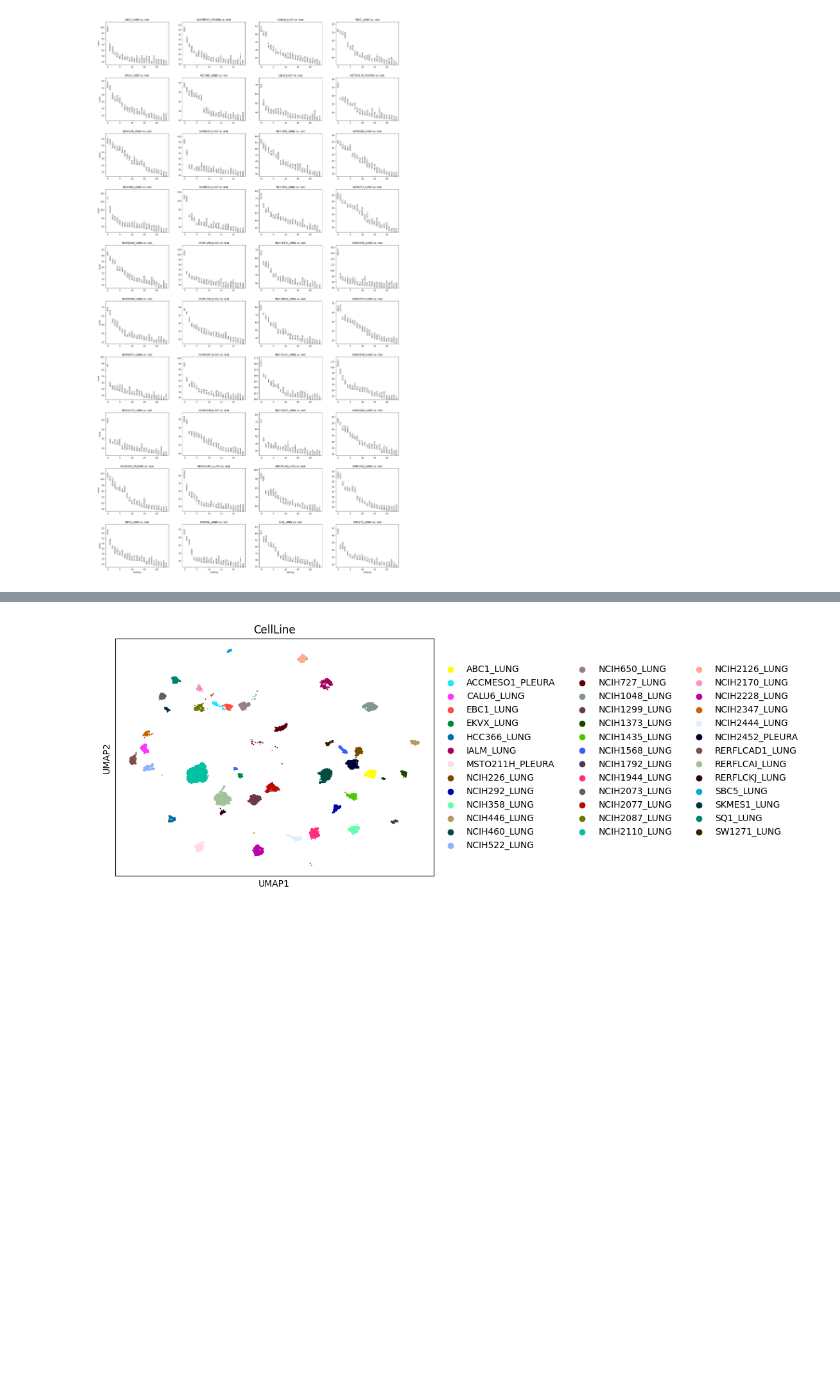
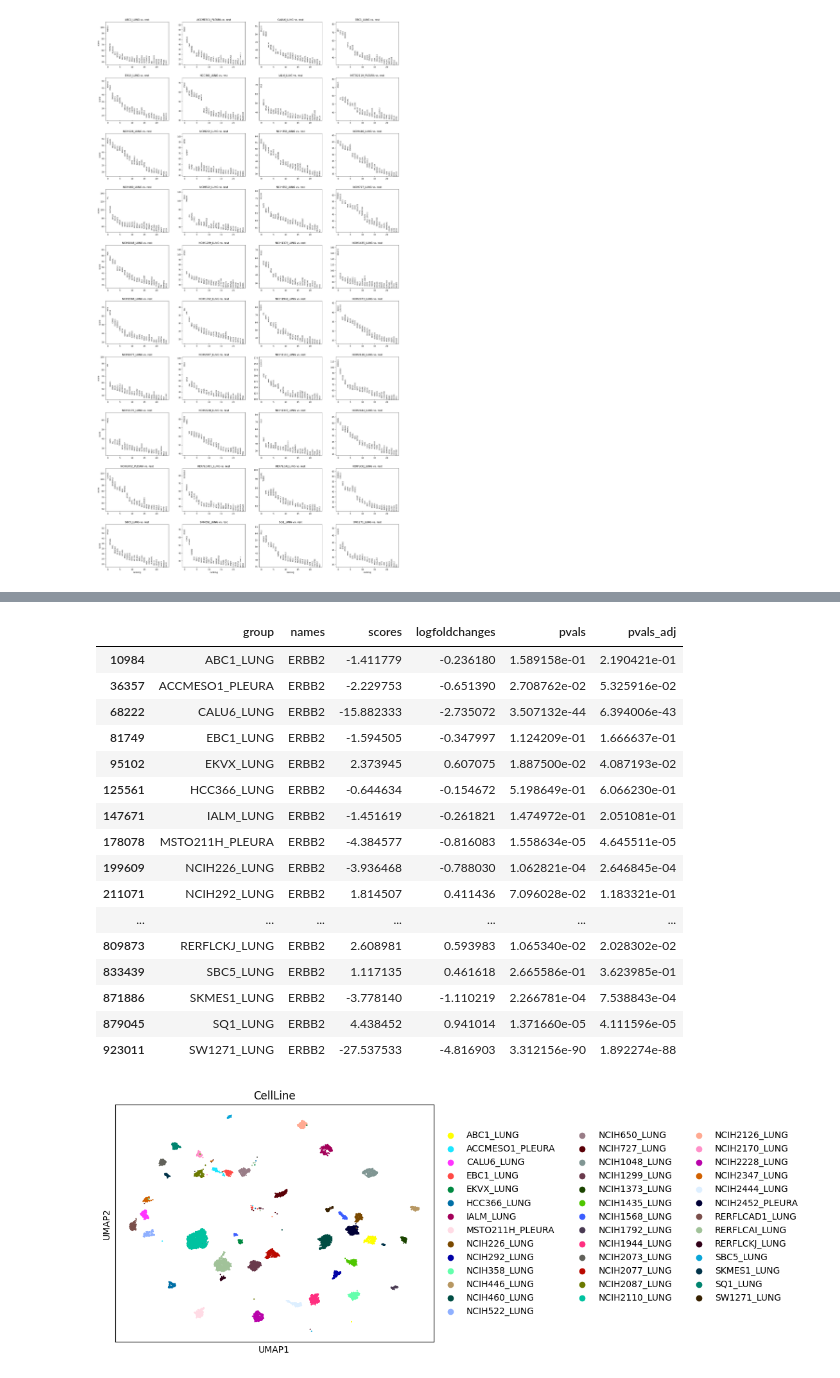
Before and after one commit to NikitaArya17/next_generation_sequencing_projects, a Jupyter notebook: kinker/240703_explore.ipynb, the cells around one changed output, grey strips where cells are left out. Cells and saved outputs as stored; diff of their text form; code cells hidden in the pictures; blank space fills up the shorter version.

Commit message:
update
Differential gene expression analysis was refined.

```diff
--- a/kinker/240703_explore.ipynb
+++ b/kinker/240703_explore.ipynb
@@ -116,2 +116,5 @@ sc.pl.rank_genes_groups(adata_lung, groupby = 'CellLine', n_genes = 25, sharey =
 # %% [output]
 [figure]
+# %%
+lung_exp_df = sc.get.rank_genes_groups_df(adata_lung, group = None)
+lung_exp_df.head(10)
@@ -118,3 +133,23 @@ sc.pl.rank_genes_groups(adata_lung, groupby = 'CellLine', n_genes = 25, sharey =
+# %%
+lung_exp_df[lung_exp_df['names'] == 'ERBB2']
+# %% [output]
+|  | group | names | scores | logfoldchanges | pvals | pvals_adj |
+| 10984 | ABC1_LUNG | ERBB2 | -1.411779 | -0.236180 | 1.589158e-01 | 2.190421e-01 |
+| 36357 | ACCMESO1_PLEURA | ERBB2 | -2.229753 | -0.651390 | 2.708762e-02 | 5.325916e-02 |
+| 68222 | CALU6_LUNG | ERBB2 | -15.882333 | -2.735072 | 3.507132e-44 | 6.394006e-43 |
+| 81749 | EBC1_LUNG | ERBB2 | -1.594505 | -0.347997 | 1.124209e-01 | 1.666637e-01 |
+| 95102 | EKVX_LUNG | ERBB2 | 2.373945 | 0.607075 | 1.887500e-02 | 4.087193e-02 |
+| 125561 | HCC366_LUNG | ERBB2 | -0.644634 | -0.154672 | 5.198649e-01 | 6.066230e-01 |
+| 147671 | IALM_LUNG | ERBB2 | -1.451619 | -0.261821 | 1.474972e-01 | 2.051081e-01 |
+| 178078 | MSTO211H_PLEURA | ERBB2 | -4.384577 | -0.816083 | 1.558634e-05 | 4.645511e-05 |
+| 199609 | NCIH226_LUNG | ERBB2 | -3.936468 | -0.788030 | 1.062821e-04 | 2.646845e-04 |
+| 211071 | NCIH292_LUNG | ERBB2 | 1.814507 | 0.411436 | 7.096028e-02 | 1.183321e-01 |
+| ... | ... | ... | ... | ... | ... | ... |
+| 809873 | RERFLCKJ_LUNG | ERBB2 | 2.608981 | 0.593983 | 1.065340e-02 | 2.028302e-02 |
+| 833439 | SBC5_LUNG | ERBB2 | 1.117135 | 0.461618 | 2.665586e-01 | 3.623985e-01 |
+| 871886 | SKMES1_LUNG | ERBB2 | -3.778140 | -1.110219 | 2.266781e-04 | 7.538843e-04 |
+| 879045 | SQ1_LUNG | ERBB2 | 4.438452 | 0.941014 | 1.371660e-05 | 4.111596e-05 |
+| 923011 | SW1271_LUNG | ERBB2 | -27.537533 | -4.816903 | 3.312156e-90 | 1.892274e-88 |
 # %%
 sc.pl.umap(adata_lung, color = ['CellLine'])
 sc.pl.umap(adata_lung, color = ['ERBB2'])
```
Also changed, not shown: parts of 12 cells of this notebook.
